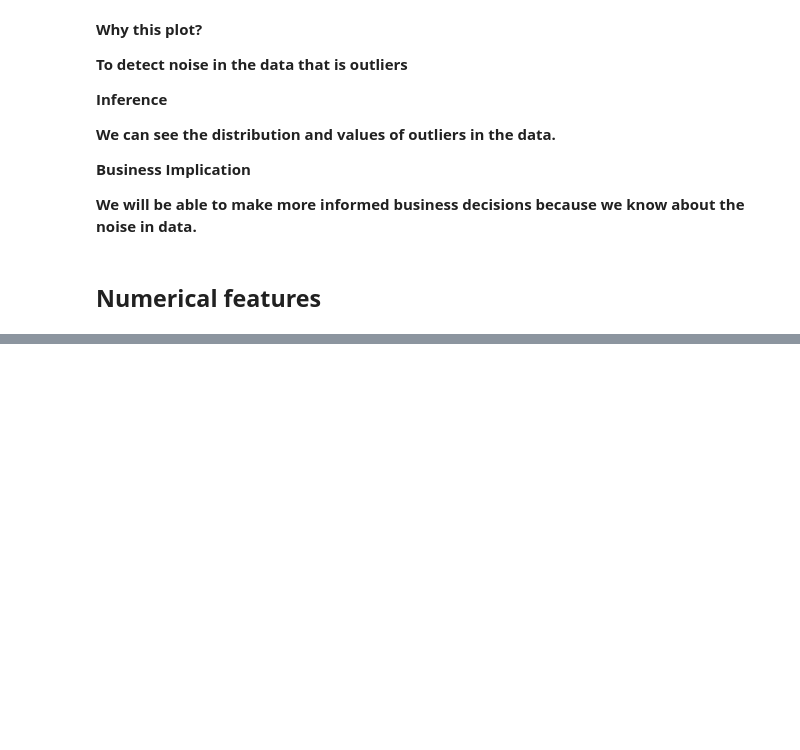
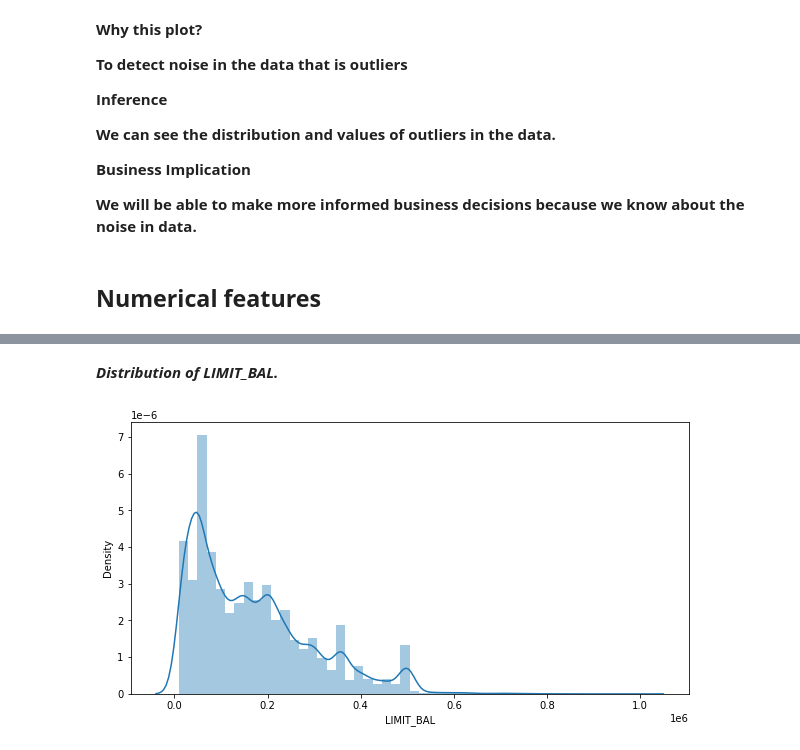
Before and after one commit to AshutoshKumarDubey/Credit_Card_Default_Prediction_By_Ashutosh-Kumar-Dubey, a Jupyter notebook: Credit_Card_Default_Prediction_BY_Ashutosh_Kumar_Dubey.ipynb, the cells around one changed output, grey strips where cells are left out. Saved outputs shown, nothing was run; the diff lists cells and outputs as text; code cells hidden in the pictures; blank space fills up the shorter version.

```diff
--- a/Credit_Card_Default_Prediction_BY_Ashutosh_Kumar_Dubey.ipynb
+++ b/Credit_Card_Default_Prediction_BY_Ashutosh_Kumar_Dubey.ipynb
@@ -571,0 +591,9 @@ ax = sns.boxplot(x="default_payment_next_month", y="AGE", data=credit_df)
+# %% [markdown]
+***Distribution of LIMIT_BAL.***
+# %%
+#plotting the dist plot to vizualize the data distribution
+plt.figure(figsize=(10,5))
+sns.distplot(credit_df['LIMIT_BAL'], kde=True)
+plt.show()
+# %% [output]
+[figure, added]
```
Also changed, not shown: parts of 20 cells of this notebook.
